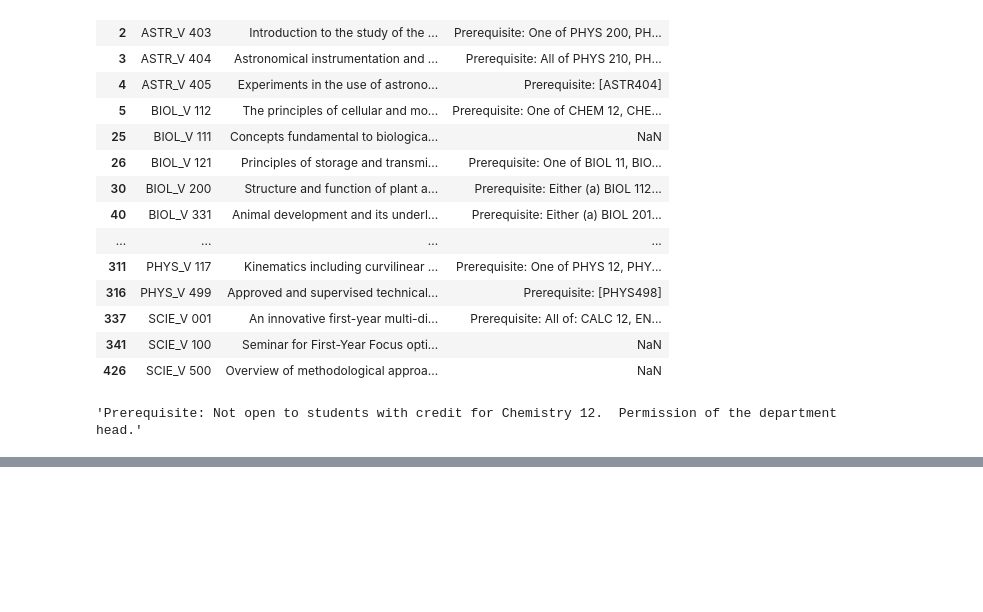
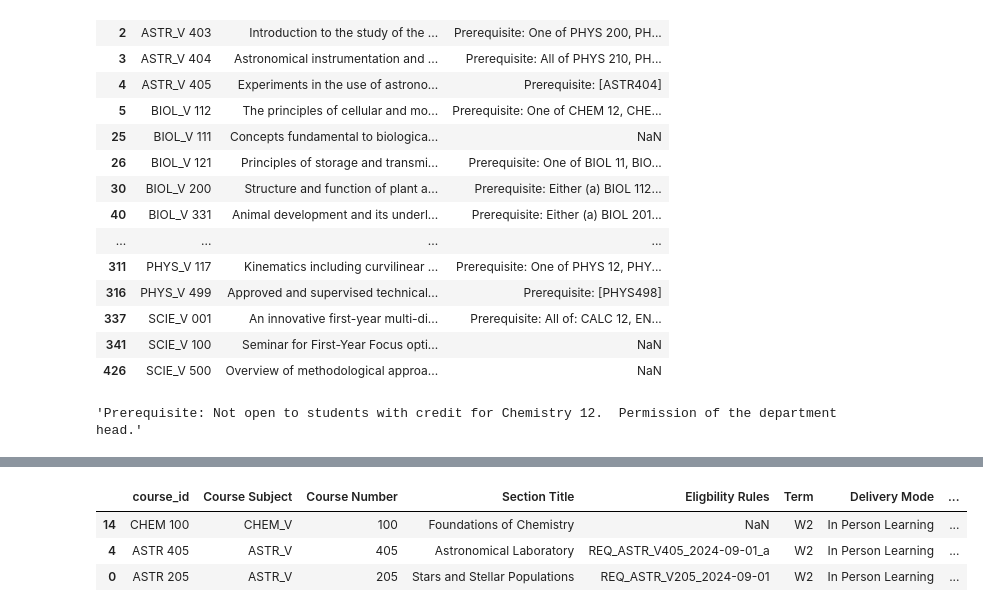
Before and after one commit to ritisha2000/ritisha2000.github.io, a Jupyter notebook: jupyter notebooks/prereqs.ipynb, the cells around one changed output, grey strips where cells are left out. Saved outputs shown, nothing was run; the diff lists cells and outputs as text; code cells hidden in the pictures; blank space fills up the shorter version.

```diff
--- a/jupyter notebooks/prereqs.ipynb
+++ b/jupyter notebooks/prereqs.ipynb
@@ -233,0 +199,9 @@ course_description[['reqs', 'prereq_courses', 'coreq_courses']]
+# %%
+## After completing manual review
+course_final = pd.read_excel("course_w_preqs.xlsx")
+course_final.sample(3)
+# %% [output]
+|  | course_id | Course Subject | Course Number | Section Title | Eligbility Rules | Term | Delivery Mode | ... |
+| 14 | CHEM 100 | CHEM_V | 100 | Foundations of Chemistry | NaN | W2 | In Person Learning | ... |
+| 4 | ASTR 405 | ASTR_V | 405 | Astronomical Laboratory | REQ_ASTR_V405_2024-09-01_a | W2 | In Person Learning | ... |
+| 0 | ASTR 205 | ASTR_V | 205 | Stars and Stellar Populations | REQ_ASTR_V205_2024-09-01 | W2 | In Person Learning | ... |
```
Also changed, not shown: parts of 12 cells of this notebook.
